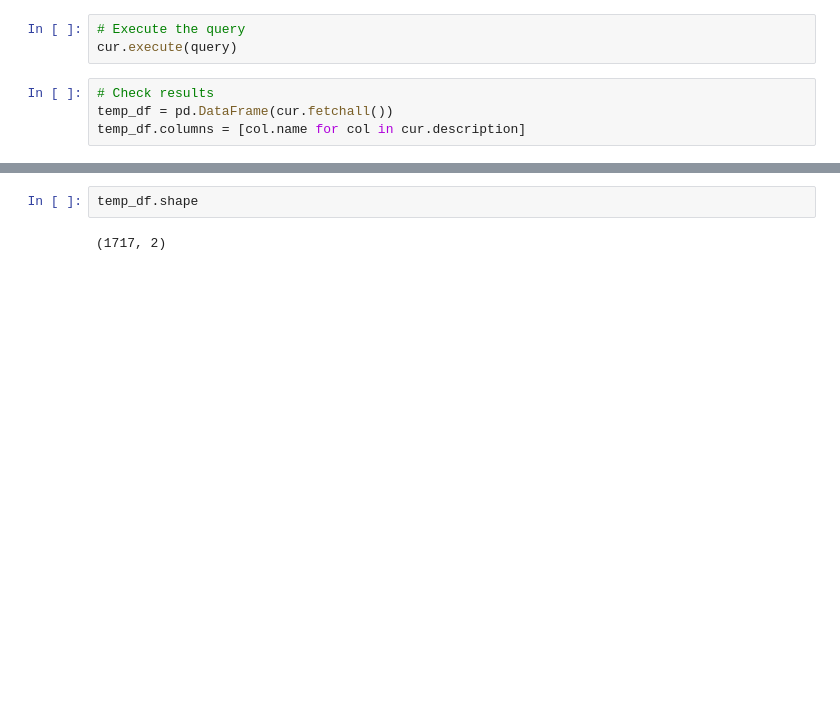
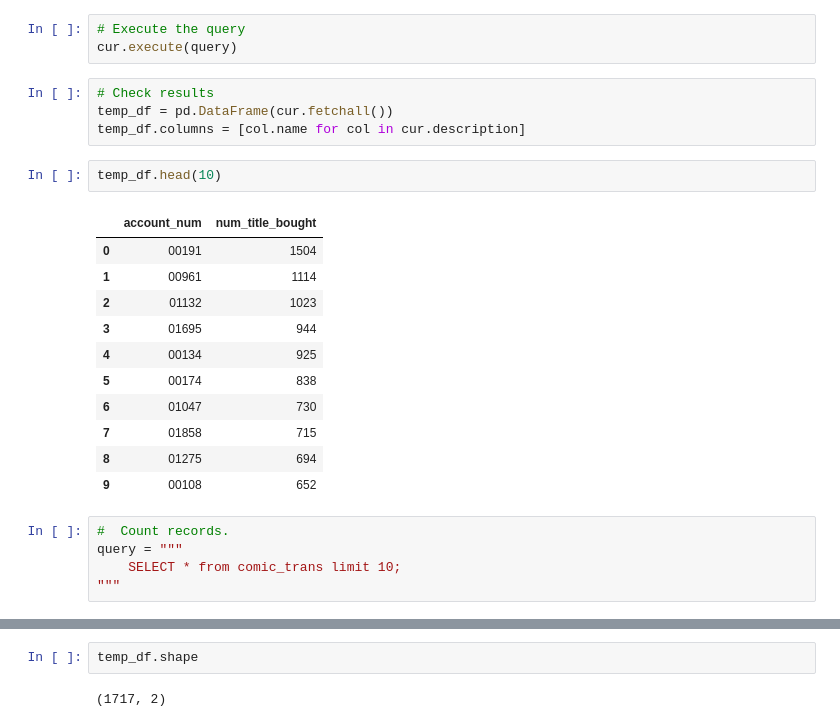
Before and after one commit to werlindo/comics_rx, a Jupyter notebook: comics_rx-2_eda.ipynb, the cells around one changed output, grey strips where cells are left out. Drawn from its saved outputs; the diff is of its cells as text; blank space fills up the shorter version.

```diff
--- a/comics_rx-2_eda.ipynb
+++ b/comics_rx-2_eda.ipynb
@@ -80,3 +75,22 @@ cur.execute(query)
 # Check results
 temp_df = pd.DataFrame(cur.fetchall())
 temp_df.columns = [col.name for col in cur.description]
+# %%
+temp_df.head(10)
+# %% [output]
+|  | account_num | num_title_bought |
+| 0 | 00191 | 1504 |
+| 1 | 00961 | 1114 |
+| 2 | 01132 | 1023 |
+| 3 | 01695 | 944 |
+| 4 | 00134 | 925 |
+| 5 | 00174 | 838 |
+| 6 | 01047 | 730 |
+| 7 | 01858 | 715 |
+| 8 | 01275 | 694 |
+| 9 | 00108 | 652 |
+# %%
+#  Count records.
+query = """
+    SELECT * from comic_trans limit 10;
+"""
```
Also changed, not shown: parts of 24 cells of this notebook.
